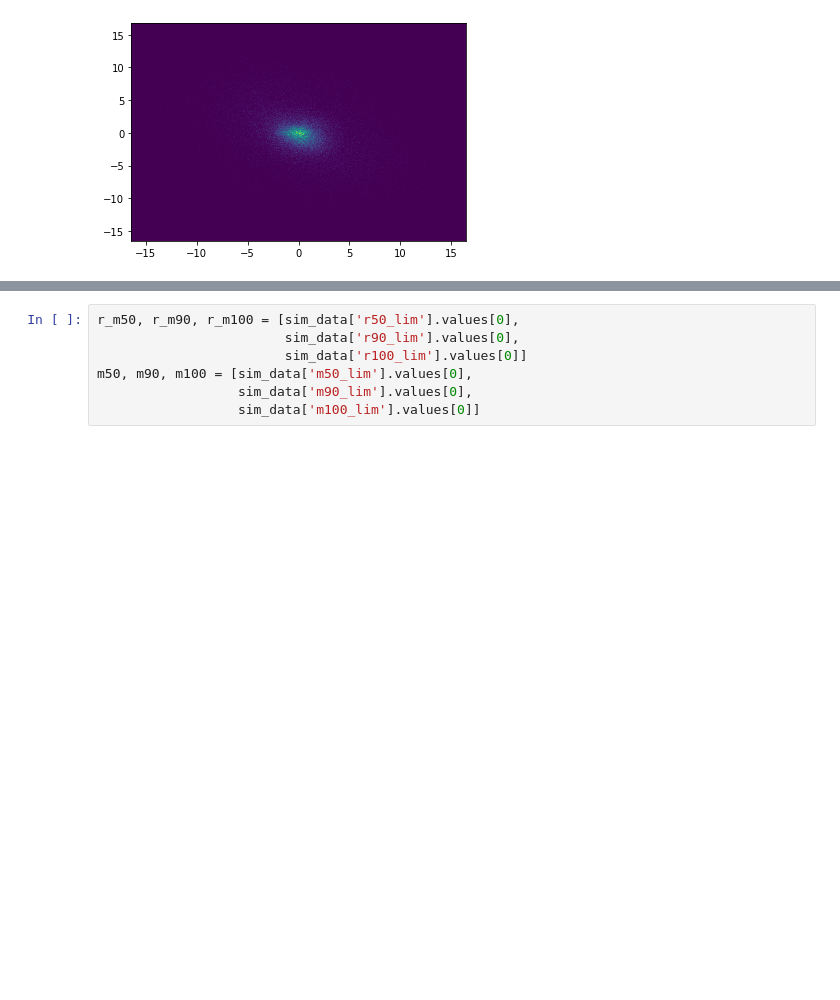
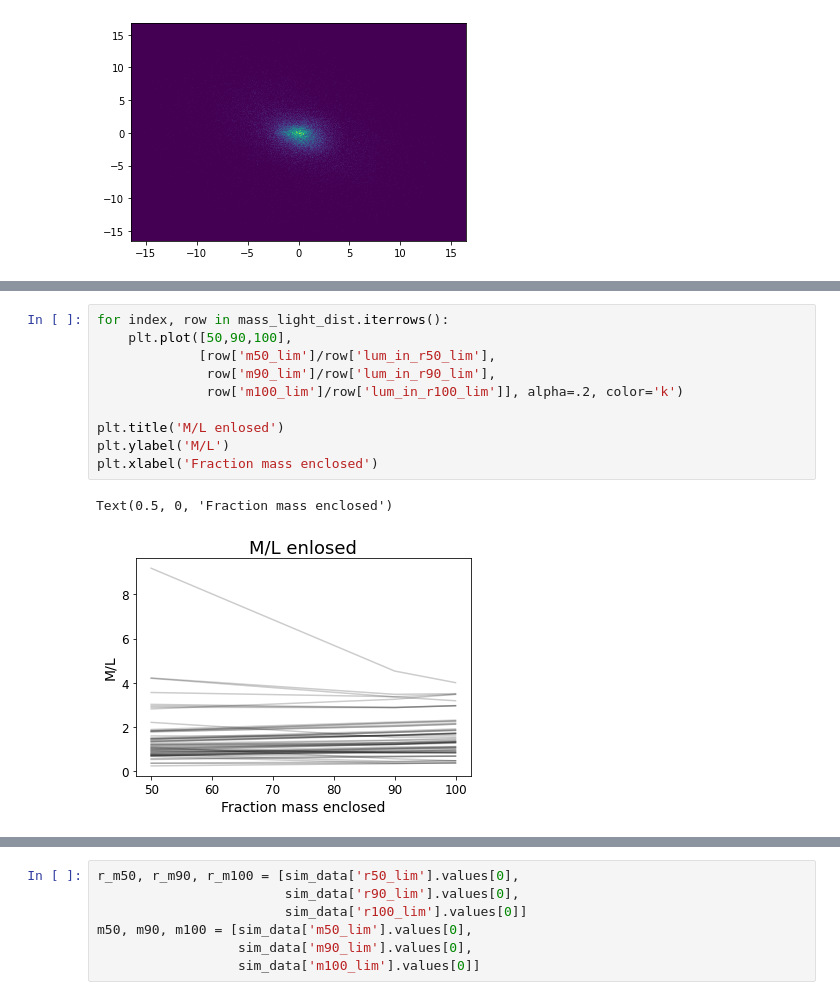
Before and after one commit to courtk32/mockobservation-tools, a Jupyter notebook: Mass_vs_Light_Distribution.ipynb, the cells around one changed output, grey strips where cells are left out. Drawn from its saved outputs; the diff is of its cells as text; blank space fills up the shorter version.

```diff
--- a/Mass_vs_Light_Distribution.ipynb
+++ b/Mass_vs_Light_Distribution.ipynb
@@ -229,0 +515,13 @@ sim_data['r50_lim'].values[0]
+# %%
+for index, row in mass_light_dist.iterrows():
+    plt.plot([50,90,100],
+             [row['m50_lim']/row['lum_in_r50_lim'],
+              row['m90_lim']/row['lum_in_r90_lim'],
+              row['m100_lim']/row['lum_in_r100_lim']], alpha=.2, color='k')
+
+plt.title('M/L enlosed')
+plt.ylabel('M/L')
+plt.xlabel('Fraction mass enclosed')
+# %% [output]
+Text(0.5, 0, 'Fraction mass enclosed')
+[figure, added]
```
Also changed, not shown: parts of 50 cells of this notebook.
